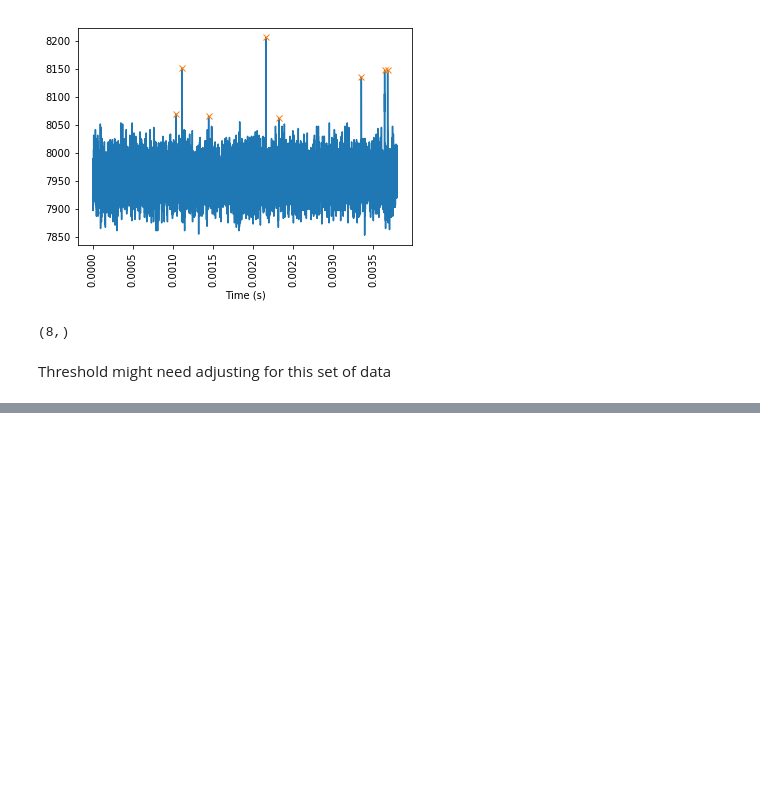
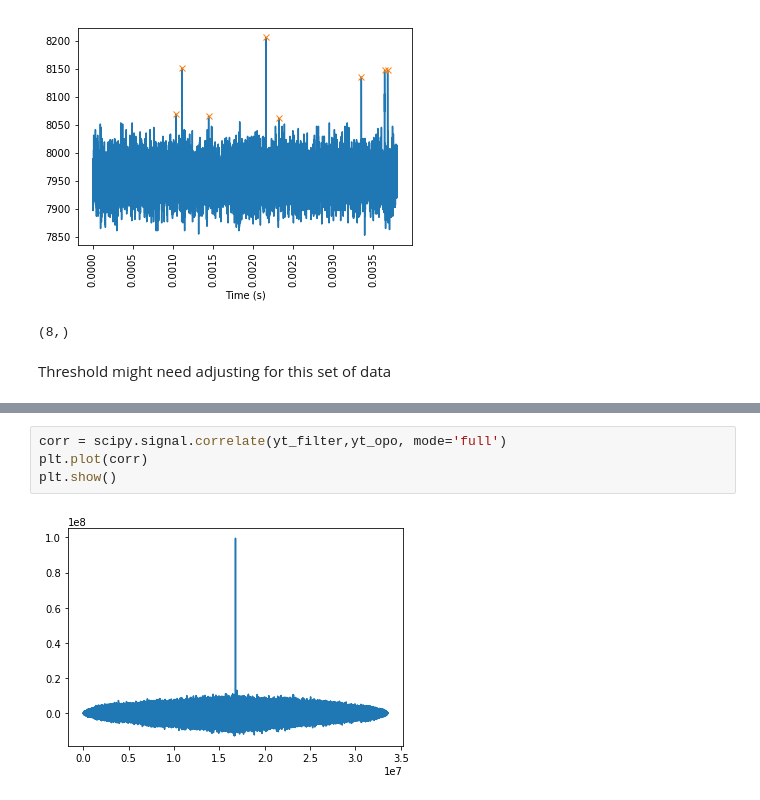
Before and after one commit to syedm101/photon-counting, a Jupyter notebook: Basic Peak Analysis.ipynb, the cells around one changed output, grey strips where cells are left out. Drawn from its saved outputs; the diff is of its cells as text; blank space fills up the shorter version.

```diff
--- a/Basic Peak Analysis.ipynb
+++ b/Basic Peak Analysis.ipynb
@@ -239,0 +319,6 @@ Threshold might need adjusting for this set of data
+# %%
+corr = scipy.signal.correlate(yt_filter,yt_opo, mode='full')
+plt.plot(corr)
+plt.show()
+# %% [output]
+[figure, added]
```
Also changed, not shown: parts of 2 cells of this notebook, 9 other files.
